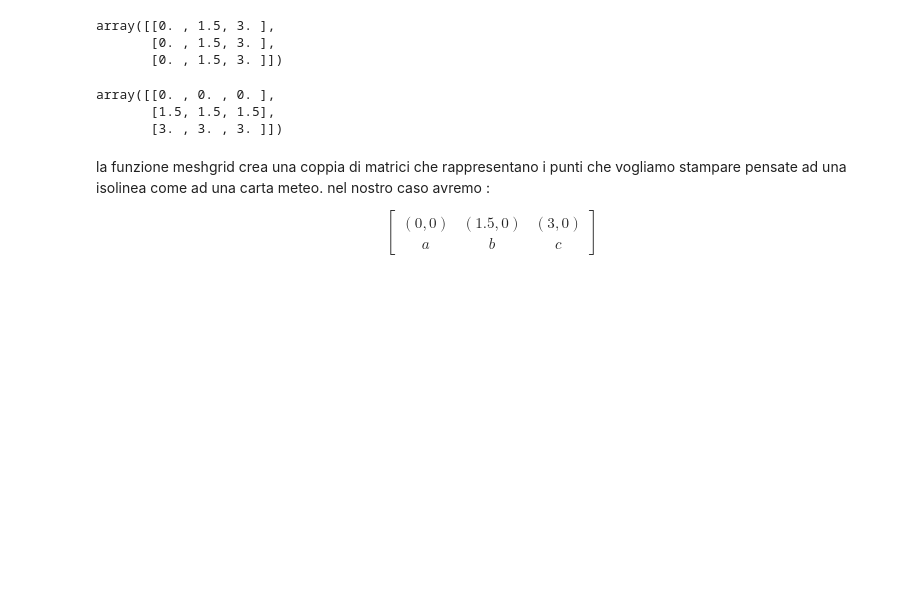
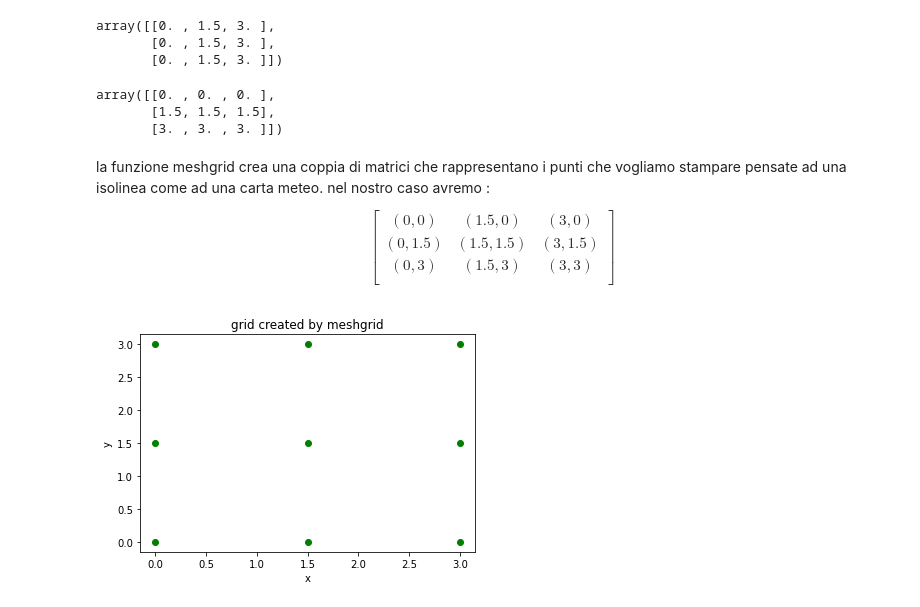
Before and after one commit to fdalforno/basic_course, a Jupyter notebook: 04 - Matplotlib.ipynb, the cells around one changed output. Drawn from its saved outputs; the diff is of its cells as text; code cells hidden in the pictures; blank space fills up the shorter version.

```diff
--- a/04 - Matplotlib.ipynb
+++ b/04 - Matplotlib.ipynb
@@ -372,6 +372,16 @@ la funzione meshgrid crea una coppia di matrici che rappresentano i punti che vo
 $$
 \begin{bmatrix}
 (0,0) & (1.5,0) & (3,0)\\
-a & b & c
+(0,1.5) & (1.5,1.5) & (3,1.5)\\
+(0,3) & (1.5,3) & (3,3)\\
 \end{bmatrix}
 $$
+# %%
+fig, ax = plt.subplots()
+ax.scatter(X, Y, color="green")
+ax.set_title('grid created by meshgrid')
+ax.set_xlabel('x')
+ax.set_ylabel('y')
+plt.show()
+# %% [output]
+[figure, added]
```
Also changed, not shown: parts of 7 cells of this notebook.
